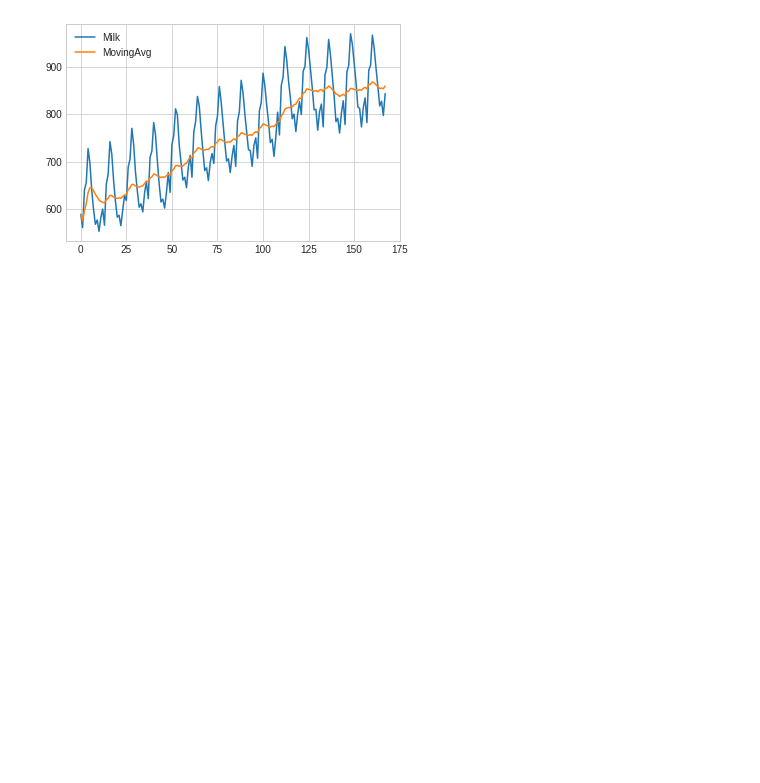
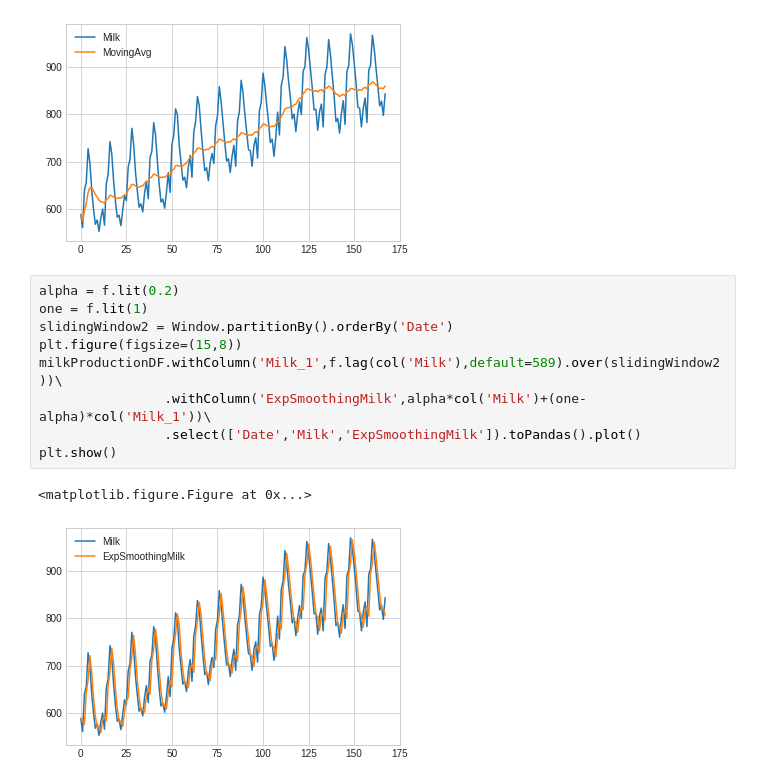
Before and after one commit to ErickEduardoAH/ComputationalStatistics, a Jupyter notebook: PySpark/03-RelationalOperationsWithDataFames.ipynb, the cells around one changed output. Saved outputs shown, nothing was run; the diff lists cells and outputs as text; blank space fills up the shorter version.

Commit message:
exponential smoothing

```diff
--- a/PySpark/03-RelationalOperationsWithDataFames.ipynb
+++ b/PySpark/03-RelationalOperationsWithDataFames.ipynb
@@ -403,3 +403,15 @@ plt.show()
 # %% [output]
 <matplotlib.figure.Figure at 0x...>
 [figure]
+# %%
+alpha = f.lit(0.2)
+one = f.lit(1)
+slidingWindow2 = Window.partitionBy().orderBy('Date')
+plt.figure(figsize=(15,8))
+milkProductionDF.withColumn('Milk_1',f.lag(col('Milk'),default=589).over(slidingWindow2))\
+                .withColumn('ExpSmoothingMilk',alpha*col('Milk')+(one-alpha)*col('Milk_1'))\
+                .select(['Date','Milk','ExpSmoothingMilk']).toPandas().plot()
+plt.show()
+# %% [output]
+<matplotlib.figure.Figure at 0x...>
+[figure, added]
```
